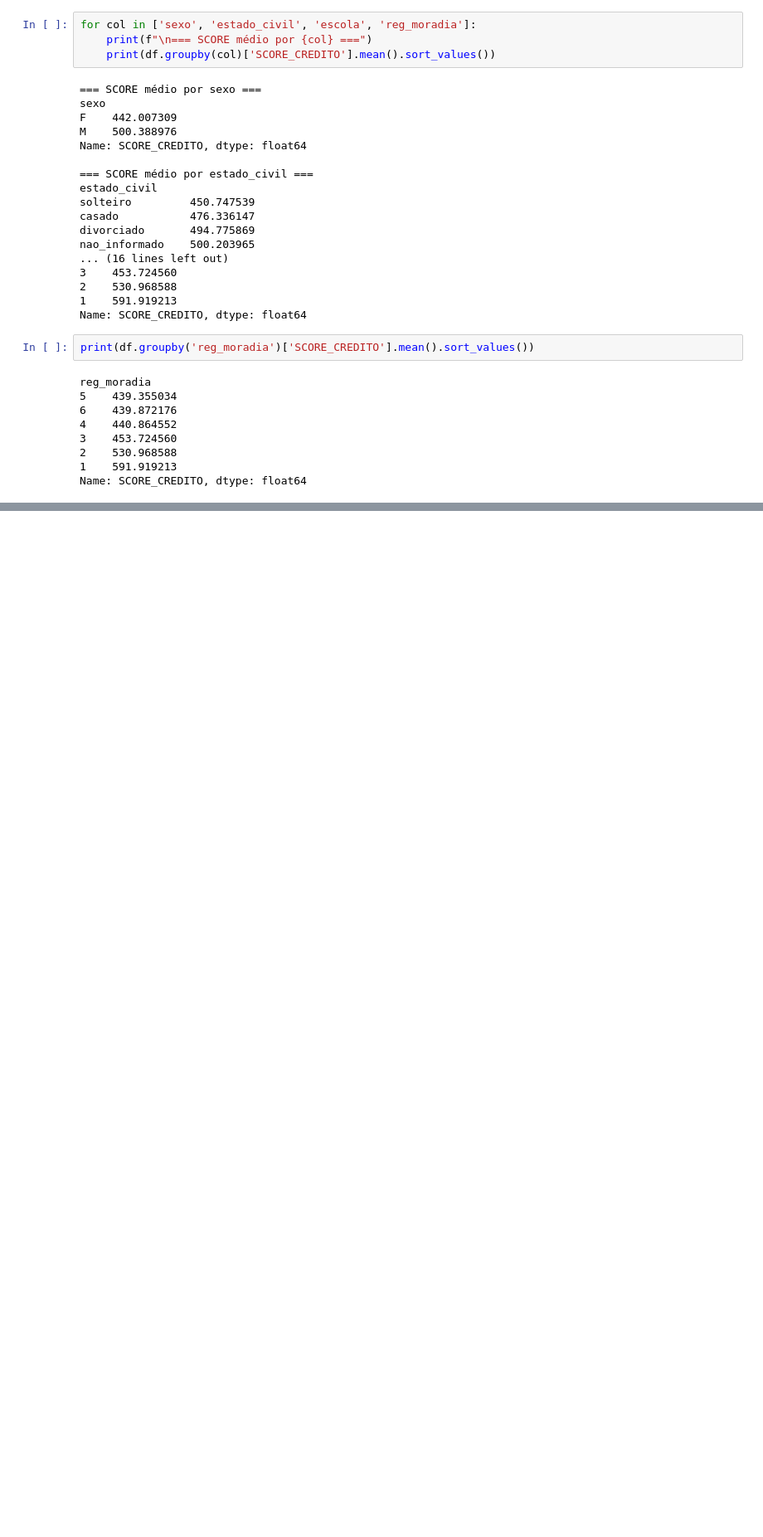
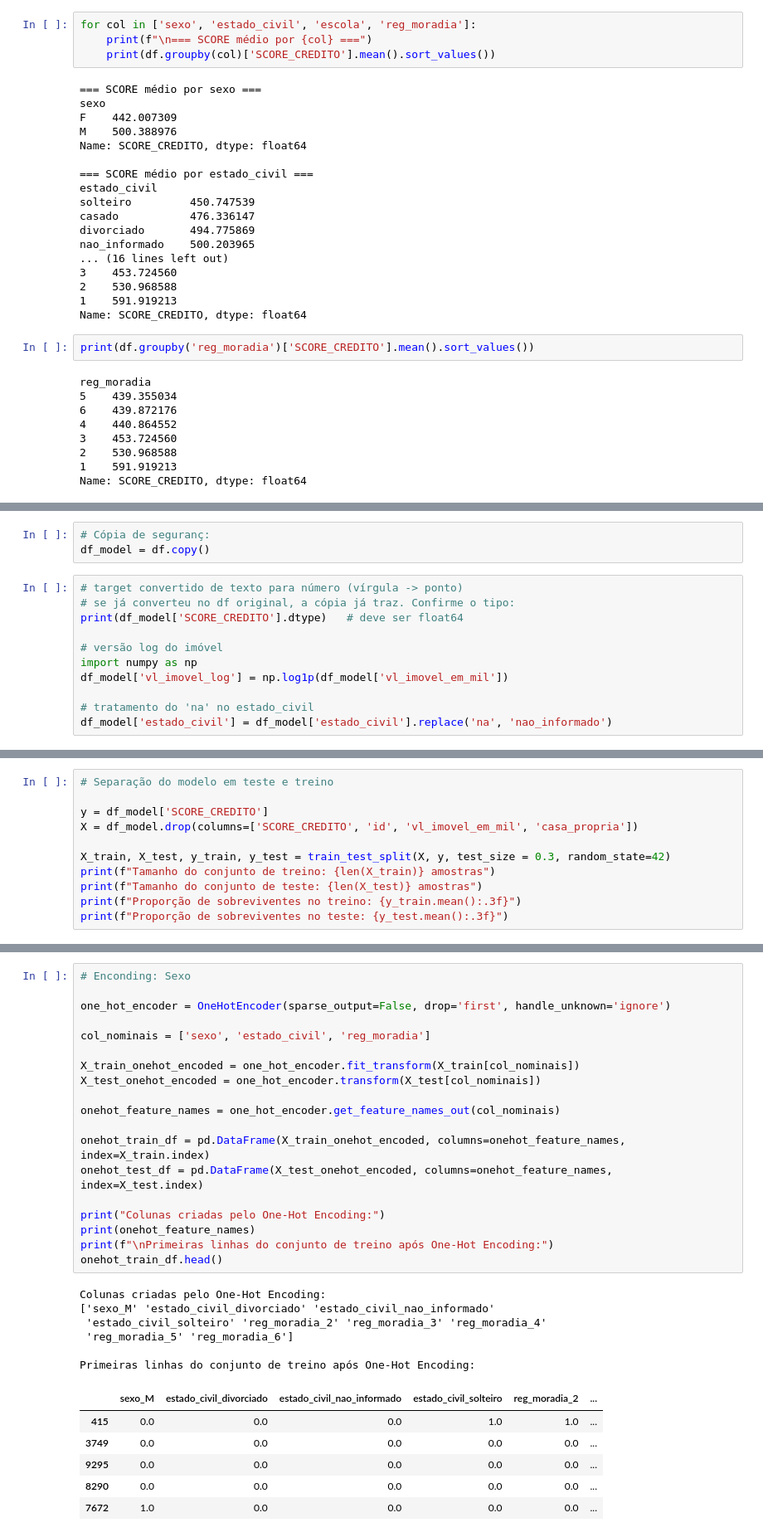
Before and after one commit to tavianu/grupo1, a Jupyter notebook: Applied Statistics/Resolução_Trabalho.ipynb, the cells around one changed output, grey strips where cells are left out. Shown at 83% size. Saved outputs shown, nothing was run; the diff lists cells and outputs as text; blank space fills up the shorter version.

```diff
--- a/Applied Statistics/Resolução_Trabalho.ipynb
+++ b/Applied Statistics/Resolução_Trabalho.ipynb
@@ -321,0 +320,14 @@ sns.boxplot(data=df, x='escola', y='SCORE_CREDITO')
+# %%
+# Cópia de seguranç:
+df_model = df.copy()
+# %%
+# target convertido de texto para número (vírgula -> ponto)
+# se já converteu no df original, a cópia já traz. Confirme o tipo:
+print(df_model['SCORE_CREDITO'].dtype)   # deve ser float64
+
+# versão log do imóvel
+import numpy as np
+df_model['vl_imovel_log'] = np.log1p(df_model['vl_imovel_em_mil'])
+
+# tratamento do 'na' no estado_civil
+df_model['estado_civil'] = df_model['estado_civil'].replace('na', 'nao_informado')
@@ -321,0 +336,11 @@ sns.boxplot(data=df, x='escola', y='SCORE_CREDITO')
+# %%
+# Separação do modelo em teste e treino
+
+y = df_model['SCORE_CREDITO']
+X = df_model.drop(columns=['SCORE_CREDITO', 'id', 'vl_imovel_em_mil', 'casa_propria'])
+
+X_train, X_test, y_train, y_test = train_test_split(X, y, test_size = 0.3, random_state=42)
+print(f"Tamanho do conjunto de treino: {len(X_train)} amostras")
+print(f"Tamanho do conjunto de teste: {len(X_test)} amostras")
+print(f"Proporção de sobreviventes no treino: {y_train.mean():.3f}")
+print(f"Proporção de sobreviventes no teste: {y_test.mean():.3f}")
@@ -321,0 +352,32 @@ sns.boxplot(data=df, x='escola', y='SCORE_CREDITO')
+# %%
+# Enconding: Sexo
+
+one_hot_encoder = OneHotEncoder(sparse_output=False, drop='first', handle_unknown='ignore')
+
+col_nominais = ['sexo', 'estado_civil', 'reg_moradia']
+
+X_train_onehot_encoded = one_hot_encoder.fit_transform(X_train[col_nominais])
+X_test_onehot_encoded = one_hot_encoder.transform(X_test[col_nominais])
+
+onehot_feature_names = one_hot_encoder.get_feature_names_out(col_nominais)
+
+onehot_train_df = pd.DataFrame(X_train_onehot_encoded, columns=onehot_feature_names, index=X_train.index)
+onehot_test_df = pd.DataFrame(X_test_onehot_encoded, columns=onehot_feature_names, index=X_test.index)
+
+print("Colunas criadas pelo One-Hot Encoding:")
+print(onehot_feature_names)
+print(f"\nPrimeiras linhas do conjunto de treino após One-Hot Encoding:")
+onehot_train_df.head()
+# %% [output]
+Colunas criadas pelo One-Hot Encoding:
+['sexo_M' 'estado_civil_divorciado' 'estado_civil_nao_informado'
+ 'estado_civil_solteiro' 'reg_moradia_2' 'reg_moradia_3' 'reg_moradia_4'
+ 'reg_moradia_5' 'reg_moradia_6']
+
+Primeiras linhas do conjunto de treino após One-Hot Encoding:
+|  | sexo_M | estado_civil_divorciado | estado_civil_nao_informado | estado_civil_solteiro | reg_moradia_2 | ... |
+| 415 | 0.0 | 0.0 | 0.0 | 1.0 | 1.0 | ... |
+| 3749 | 0.0 | 0.0 | 0.0 | 0.0 | 0.0 | ... |
+| 9295 | 0.0 | 0.0 | 0.0 | 0.0 | 0.0 | ... |
+| 8290 | 0.0 | 0.0 | 0.0 | 0.0 | 0.0 | ... |
+| 7672 | 1.0 | 0.0 | 0.0 | 0.0 | 0.0 | ... |
```
Also changed, not shown: parts of 30 cells of this notebook.
